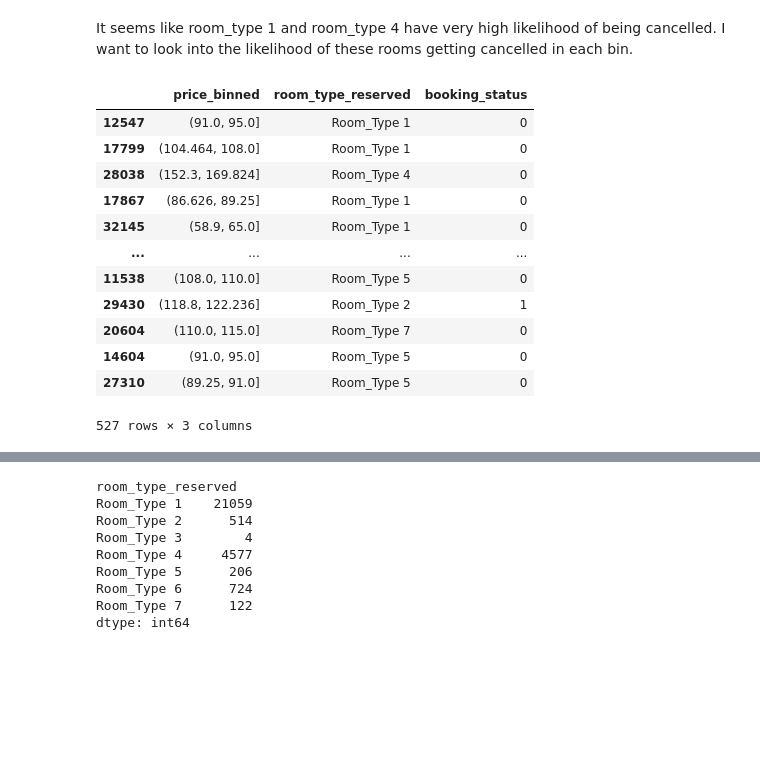
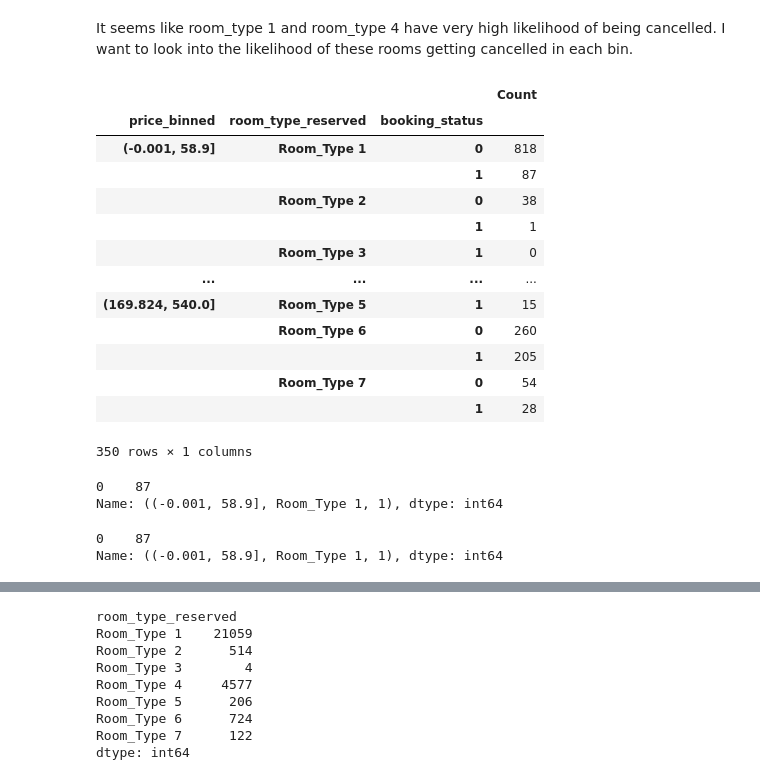
Before and after one commit to LinhNgaNguyen/STAT303-2-Project, a Jupyter notebook: Models - Autocorrelation.ipynb, the cells around one changed output, grey strips where cells are left out. Cells and saved outputs as stored; diff of their text form; code cells hidden in the pictures; blank space fills up the shorter version.

```diff
--- a/Models - Autocorrelation.ipynb
+++ b/Models - Autocorrelation.ipynb
@@ -713,27 +713,40 @@ Name: booking_status, dtype: int64
 It seems like room_type 1 and room_type 4 have very high likelihood of being cancelled. I want to look into the likelihood of these rooms getting cancelled in each bin.
 # %%
 grouped = train.groupby(['price_binned', 'room_type_reserved'])
-price_roomtype_df = grouped[['price_binned', 'room_type_reserved', 'booking_status']].head()
-price_roomtype_df
-# price_roomtype_df.groupby(['price_binned', 'room_type_reserved']).value_counts()
-# price_roomtype_df.pivot_table(index = ['price_binned'], columns = 'room_type_reserved', values = 'booking_status', margins = True)
-
-# grouped = grouped['room_type_reserved', 'booking_status'].value_counts()
-# grouped.pivot(index = ['price_binned', 'room_type_reserved'], columns = 'booking_status')
-# grouped.index.levels
-# # for i in range(0, grouped.len(0)):
-# #     if i % 2 == 0:
+values = grouped[['price_binned', 'room_type_reserved', 'booking_status']].value_counts()
+values = pd.DataFrame(values)
+values.rename(columns={0: "Count"})
 # %% [output]
-|  | price_binned | room_type_reserved | booking_status |
-| 12547 | (91.0, 95.0] | Room_Type 1 | 0 |
-| 17799 | (104.464, 108.0] | Room_Type 1 | 0 |
-| 28038 | (152.3, 169.824] | Room_Type 4 | 0 |
-| 17867 | (86.626, 89.25] | Room_Type 1 | 0 |
-| 32145 | (58.9, 65.0] | Room_Type 1 | 0 |
+|  |  |  | Count |
+| price_binned | room_type_reserved | booking_status |  |
+| (-0.001, 58.9] | Room_Type 1 | 0 | 818 |
+|  |  | 1 | 87 |
+|  | Room_Type 2 | 0 | 38 |
+|  |  | 1 | 1 |
+|  | Room_Type 3 | 1 | 0 |
 | ... | ... | ... | ... |
-| 11538 | (108.0, 110.0] | Room_Type 5 | 0 |
-| 29430 | (118.8, 122.236] | Room_Type 2 | 1 |
-| 20604 | (110.0, 115.0] | Room_Type 7 | 0 |
-| 14604 | (91.0, 95.0] | Room_Type 5 | 0 |
-| 27310 | (89.25, 91.0] | Room_Type 5 | 0 |
+| (169.824, 540.0] | Room_Type 5 | 1 | 15 |
+|  | Room_Type 6 | 0 | 260 |
+|  |  | 1 | 205 |
+|  | Room_Type 7 | 0 | 54 |
+|  |  | 1 | 28 |
-527 rows × 3 columns
+350 rows × 1 columns
+# %%
+values.iloc[1,:]
+# %% [output]
+0    87
+Name: ((-0.001, 58.9], Room_Type 1, 1), dtype: int64
+# %%
+total = []
+zeros = []
+ones = []
+
+for i in range(0, len(values)):
+    if i % 2 == 0:
+        zeros.append(values.iloc[i,:])
+        total.append(values.iloc[i,:] + values.iloc[i+1,:])
+    else:
+        ones.append(values.iloc[i])
+# %% [output]
+0    87
+Name: ((-0.001, 58.9], Room_Type 1, 1), dtype: int64
```
Also changed, not shown: parts of 8 cells of this notebook, 1 other file.
